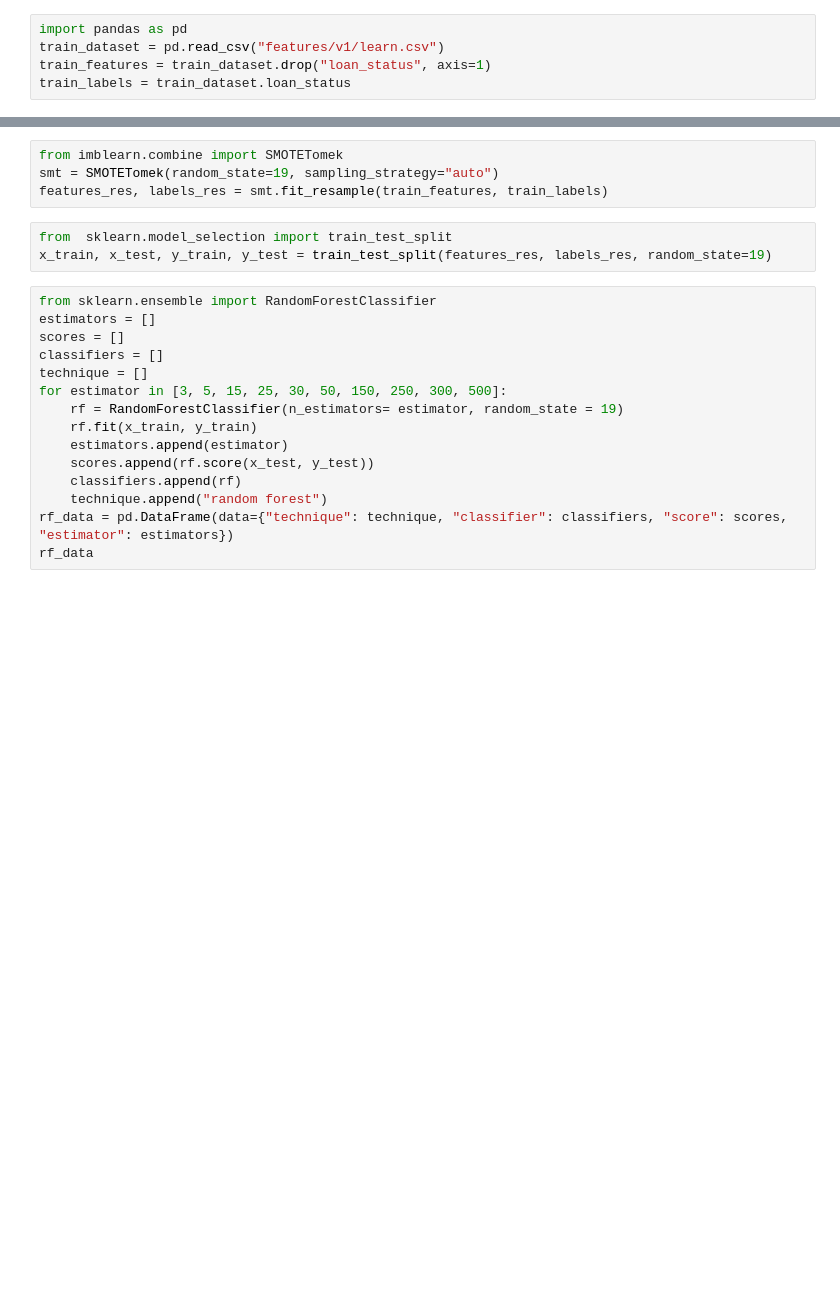
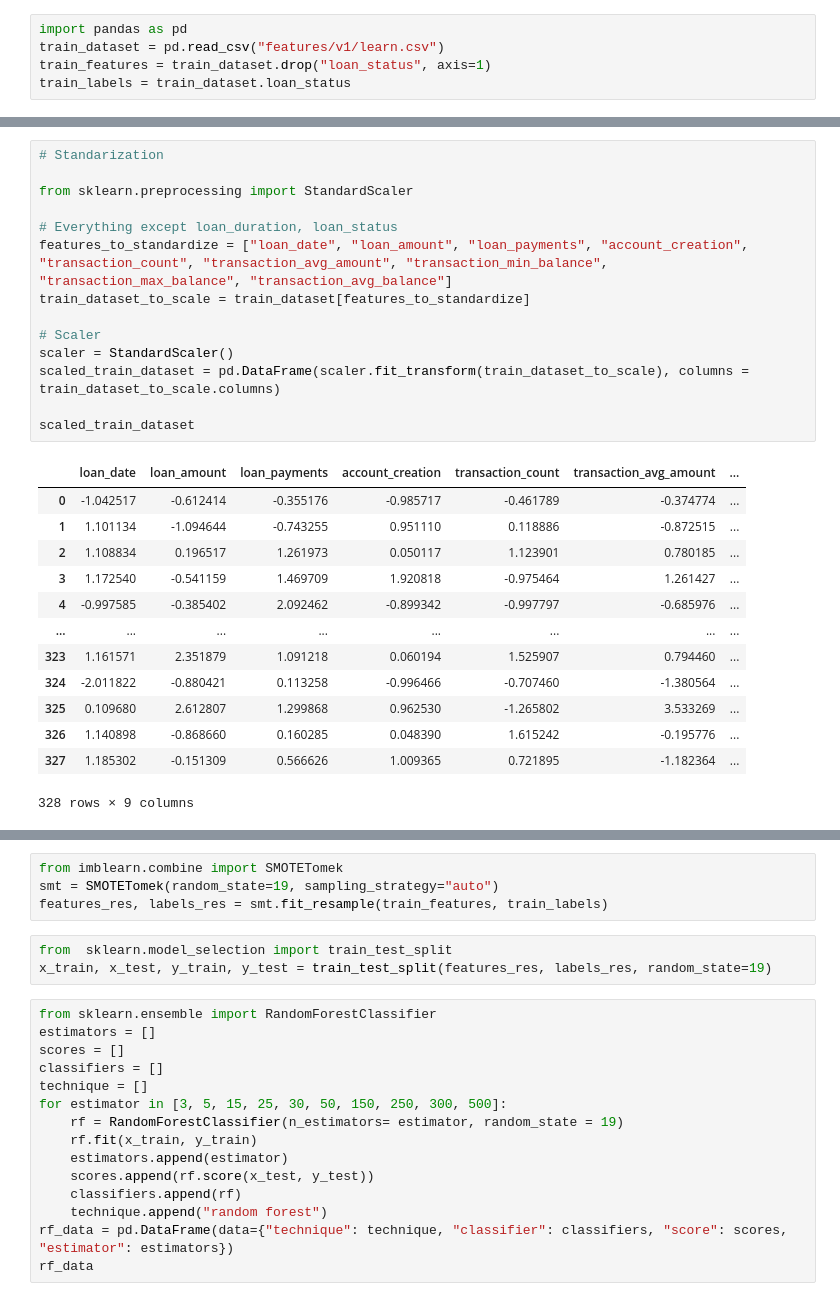
Before and after one commit to joaonmatos/feup-machine-learning, a Jupyter notebook: classifiers.ipynb, the cells around one changed output, grey strips where cells are left out. Cells and saved outputs as stored; diff of their text form; blank space fills up the shorter version.

Commit message:
Pre-processing of data

```diff
--- a/classifiers.ipynb
+++ b/classifiers.ipynb
@@ -5,0 +22,28 @@ train_labels = train_dataset.loan_status
+# %%
+# Standarization
+
+from sklearn.preprocessing import StandardScaler
+
+# Everything except loan_duration, loan_status
+features_to_standardize = ["loan_date", "loan_amount", "loan_payments", "account_creation", "transaction_count", "transaction_avg_amount", "transaction_min_balance", "transaction_max_balance", "transaction_avg_balance"]
+train_dataset_to_scale = train_dataset[features_to_standardize]
+
+# Scaler
+scaler = StandardScaler()
+scaled_train_dataset = pd.DataFrame(scaler.fit_transform(train_dataset_to_scale), columns = train_dataset_to_scale.columns)
+
+scaled_train_dataset
+# %% [output]
+|  | loan_date | loan_amount | loan_payments | account_creation | transaction_count | transaction_avg_amount | ... |
+| 0 | -1.042517 | -0.612414 | -0.355176 | -0.985717 | -0.461789 | -0.374774 | ... |
+| 1 | 1.101134 | -1.094644 | -0.743255 | 0.951110 | 0.118886 | -0.872515 | ... |
+| 2 | 1.108834 | 0.196517 | 1.261973 | 0.050117 | 1.123901 | 0.780185 | ... |
+| 3 | 1.172540 | -0.541159 | 1.469709 | 1.920818 | -0.975464 | 1.261427 | ... |
+| 4 | -0.997585 | -0.385402 | 2.092462 | -0.899342 | -0.997797 | -0.685976 | ... |
+| ... | ... | ... | ... | ... | ... | ... | ... |
+| 323 | 1.161571 | 2.351879 | 1.091218 | 0.060194 | 1.525907 | 0.794460 | ... |
+| 324 | -2.011822 | -0.880421 | 0.113258 | -0.996466 | -0.707460 | -1.380564 | ... |
+| 325 | 0.109680 | 2.612807 | 1.299868 | 0.962530 | -1.265802 | 3.533269 | ... |
+| 326 | 1.140898 | -0.868660 | 0.160285 | 0.048390 | 1.615242 | -0.195776 | ... |
+| 327 | 1.185302 | -0.151309 | 0.566626 | 1.009365 | 0.721895 | -1.182364 | ... |
+328 rows × 9 columns
```
Also changed, not shown: parts of 5 cells of this notebook, 1 other file.
